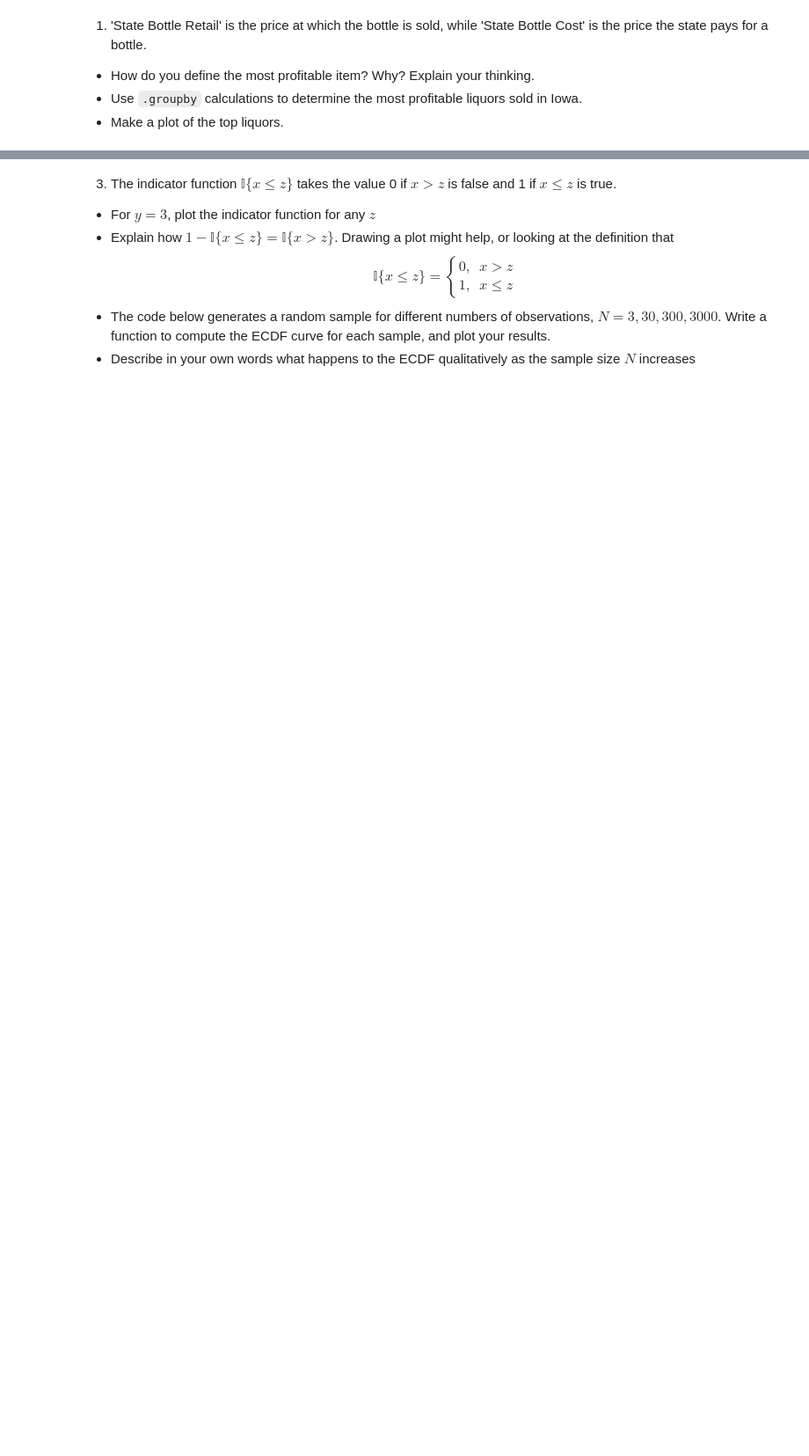
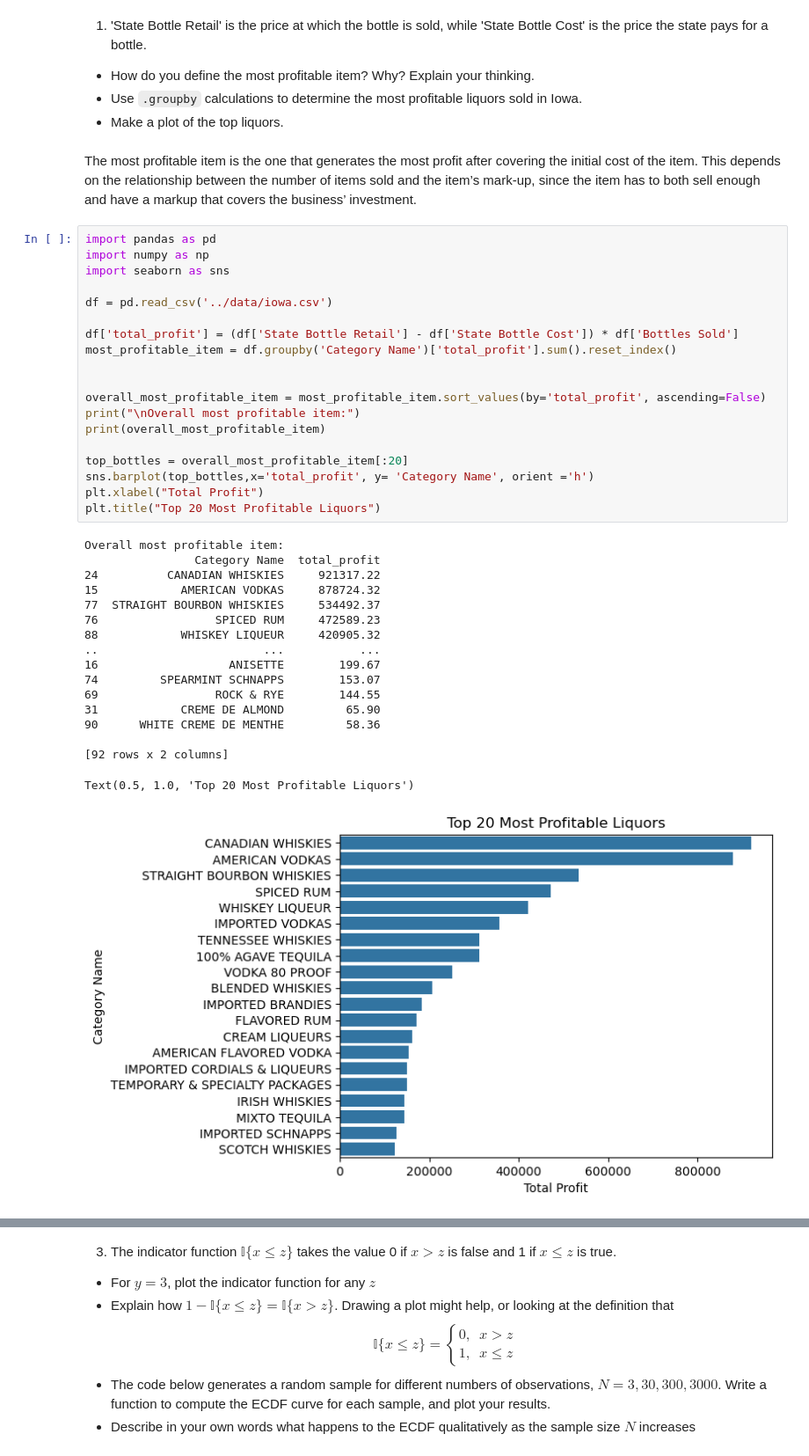
Before and after one commit to sd7xrg/DS5030assignment2, a Jupyter notebook: assignment_2.ipynb, the cells around one changed output, grey strips where cells are left out. Shown at 88% size. Drawn from its saved outputs; the diff is of its cells as text; blank space fills up the shorter version.

```diff
--- a/assignment_2.ipynb
+++ b/assignment_2.ipynb
@@ -3,6 +7,45 @@
 - How do you define the most profitable item? Why? Explain your thinking.
 - Use `.groupby` calculations to determine the most profitable liquors sold in Iowa.
 - Make a plot of the top liquors.
+# %% [markdown]
+The most profitable item is the one that generates the most profit after covering the initial cost of the item. This depends on the relationship between the number of items sold and the item’s mark-up, since the item has to both sell enough and have a markup that covers the business’ investment.
+# %%
+import pandas as pd
+import numpy as np
+import seaborn as sns
+
+df = pd.read_csv('../data/iowa.csv')
+
+df['total_profit'] = (df['State Bottle Retail'] - df['State Bottle Cost']) * df['Bottles Sold']
+most_profitable_item = df.groupby('Category Name')['total_profit'].sum().reset_index()
+
+
+overall_most_profitable_item = most_profitable_item.sort_values(by='total_profit', ascending=False)
+print("\nOverall most profitable item:")
+print(overall_most_profitable_item)
+
+top_bottles = overall_most_profitable_item[:20]
+sns.barplot(top_bottles,x='total_profit', y= 'Category Name', orient ='h')
+plt.xlabel("Total Profit")
+plt.title("Top 20 Most Profitable Liquors")
+# %% [output]
+Overall most profitable item:
+                Category Name  total_profit
+24          CANADIAN WHISKIES     921317.22
+15            AMERICAN VODKAS     878724.32
+77  STRAIGHT BOURBON WHISKIES     534492.37
+76                 SPICED RUM     472589.23
+88            WHISKEY LIQUEUR     420905.32
+..                        ...           ...
+16                   ANISETTE        199.67
+74         SPEARMINT SCHNAPPS        153.07
+69                 ROCK & RYE        144.55
+31            CREME DE ALMOND         65.90
+90      WHITE CREME DE MENTHE         58.36
+
+[92 rows x 2 columns]
+Text(0.5, 1.0, 'Top 20 Most Profitable Liquors')
+[figure, added]
 # %% [markdown]
 2. This question is to further explore broadcasting in NumPy.
 
```
Also changed, not shown: parts of 13 cells of this notebook.
